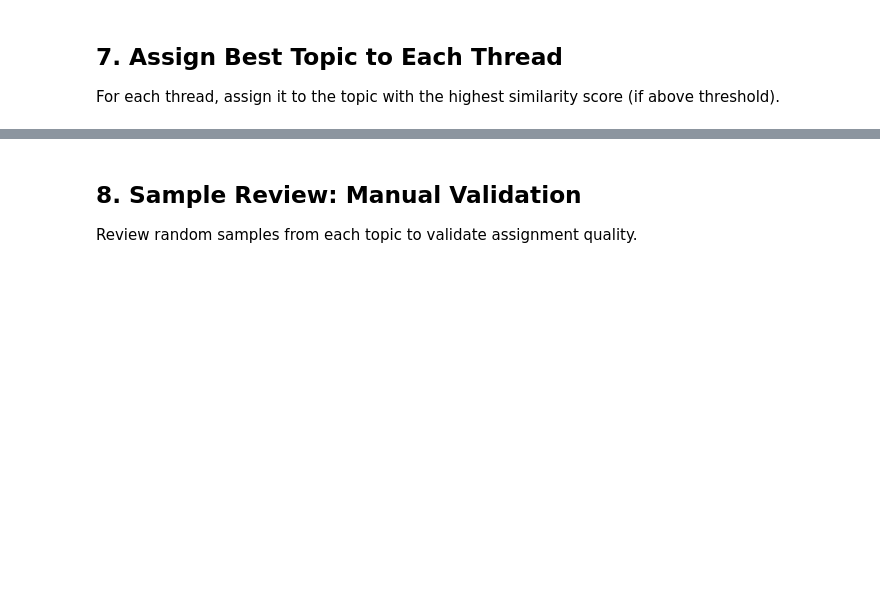
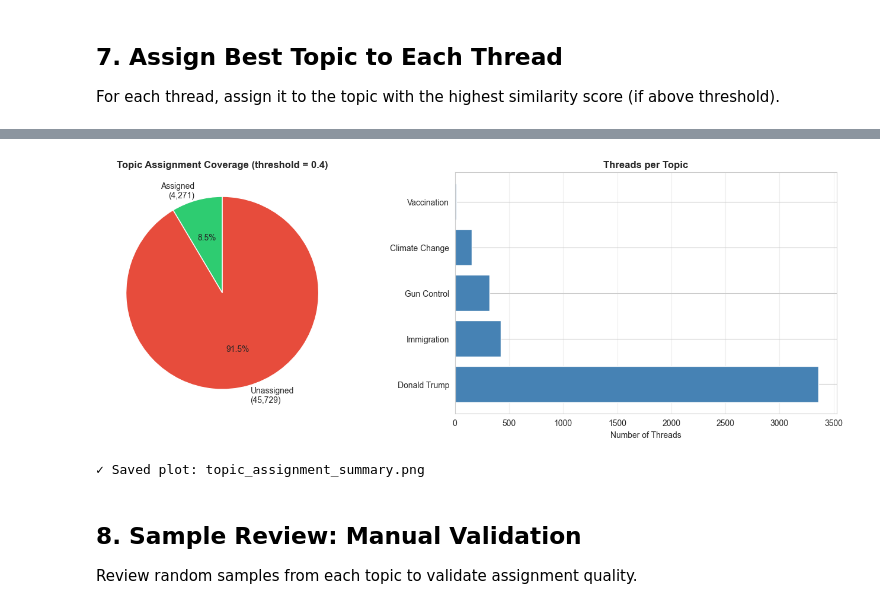
Before and after one commit to MaxiStahl1992/Data_Experiment, a Jupyter notebook: notebooks/reddit/15a_topic_selection_exploration.ipynb, the cells around one changed output, grey strips where cells are left out. Saved outputs shown, nothing was run; the diff lists cells and outputs as text; code cells hidden in the pictures; blank space fills up the shorter version.

Commit message:
assign predefined topics

```diff
--- a/notebooks/reddit/15a_topic_selection_exploration.ipynb
+++ b/notebooks/reddit/15a_topic_selection_exploration.ipynb
@@ -46,7 +46,8 @@ Load the corpus prepared in notebook 14.
 # %%
 # Paths
 corpus_path = get_data_path('qa', 'reddit') / 'thread_pseudodocs.parquet'
-output_path = get_data_path('custom', '02_topics', platform='reddit', create=True)
+output_path = workspace_root / 'data' / '02_topics' / 'reddit'
+output_path.mkdir(parents=True, exist_ok=True)
 
 print(f"Corpus: {corpus_path}")
 print(f"Output: {output_path}")
@@ -333,7 +456,7 @@ print("\nNote: These are sample estimates. Full corpus will have ~2x these count
 For each thread, assign it to the topic with the highest similarity score (if above threshold).
 # %%
 # Find best matching topic for each thread
-THRESHOLD = 0.6  # Starting threshold based on literature
+THRESHOLD = 0.4  # Based on manual validation - retains 8.5% of corpus with good quality
 
 print(f"Assigning threads to topics (threshold = {THRESHOLD})...\n")
 
@@ -373,35 +509,38 @@ fig, (ax1, ax2) = plt.subplots(1, 2, figsize=(14, 5))
 
 # Pie chart: assigned vs unassigned
 assigned = df_sample['assigned_topic'].notna().sum()
 unassigned = df_sample['assigned_topic'].isna().sum()
 
 ax1.pie(
     [assigned, unassigned],
     labels=[f'Assigned\n({assigned:,})', f'Unassigned\n({unassigned:,})'],
     autopct='%1.1f%%',
     colors=['#2ecc71', '#e74c3c'],
     startangle=90
 )
 ax1.set_title(f'Topic Assignment Coverage (threshold = {THRESHOLD})', fontsize=12, fontweight='bold')
 
 # Bar chart: distribution across topics
 topic_counts = df_sample['assigned_topic'].value_counts()
 topic_labels_ordered = [topic_definitions[tid]['label'] for tid in topic_counts.index]
 
 ax2.barh(topic_labels_ordered, topic_counts.values, color='steelblue')
 ax2.set_xlabel('Number of Threads')
 ax2.set_title('Threads per Topic', fontsize=12, fontweight='bold')
 ax2.grid(axis='x', alpha=0.3)
 
 # Add counts on bars
-for i, (label, count) in enumerate(zip(topic_labels_ordered, topic_counts.values)):
-    ax2.text(count + 100, i, f'{count:,}', va='center')
+# for i, (label, count) in enumerate(zip(topic_labels_ordered, topic_counts.values)):
+#     ax2.text(count + 100, i, f'{count:,}', va='center')
 
 plt.tight_layout()
 plt.savefig(output_path / 'topic_assignment_summary.png', dpi=150, bbox_inches='tight')
 plt.show()
 
 print("✓ Saved plot: topic_assignment_summary.png")
+# %% [output]
+[figure, added]
+✓ Saved plot: topic_assignment_summary.png
 # %% [markdown]
 ## 8. Sample Review: Manual Validation
 
```
Also changed, not shown: parts of 19 cells of this notebook, 5 other files.
